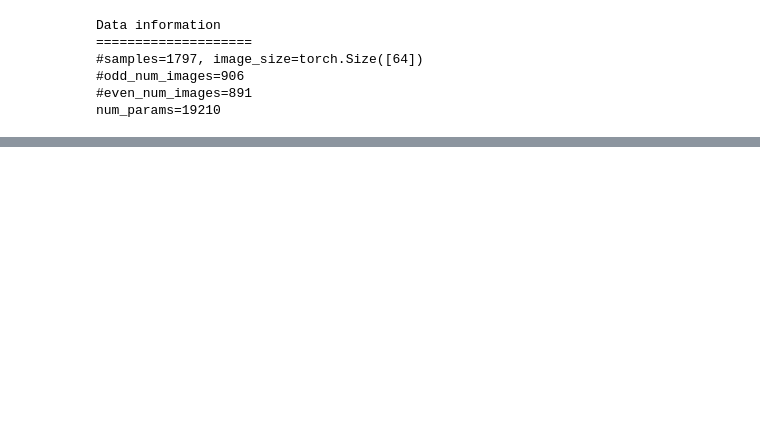
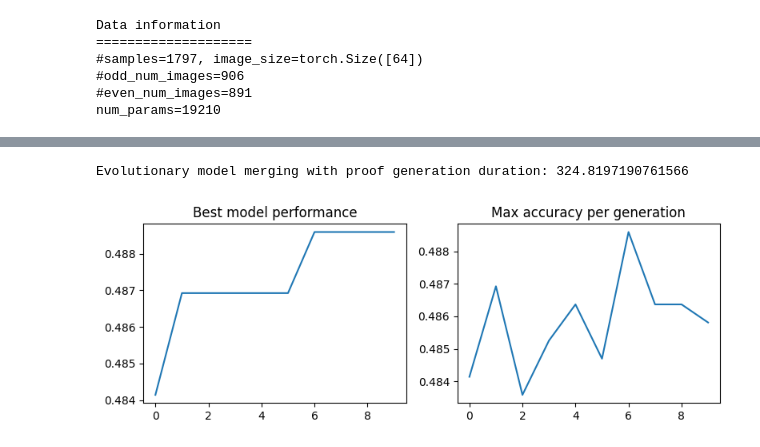
Before and after one commit to nowittynamesleft/merkle-tree-models, a Jupyter notebook: pytorch_evo_model_merging.ipynb, the cells around one changed output, grey strips where cells are left out. Drawn from its saved outputs; the diff is of its cells as text; code cells hidden in the pictures; blank space fills up the shorter version.

```diff
--- a/pytorch_evo_model_merging.ipynb
+++ b/pytorch_evo_model_merging.ipynb
@@ -447,3 +427,41 @@ Using 4 columns for non-linearity table.
+# %%
+# Optimization loop
+acc_max = []
+iter_and_p_inds = []
+
+start_time = time.time()
+for i in tqdm(range(n_iter)):
+    population, p_inds = ask(elites, i)
+    #print(population.shape)
+    scores = torch.tensor([eval_params(p, images, labels) for p in population])
+    #print('score values')
+    #print(scores)
+    #elites = tell(elites, scores)
+    elites = tell(population, scores)
+    acc_max.append(scores.max().item())
+    p_inds = torch.concatenate([torch.ones(pop_size, 1)*i, p_inds], dim=1)
+    iter_and_p_inds.append(p_inds)
+
+iter_and_p_inds = torch.stack(iter_and_p_inds)
+
+end_time = time.time()
+duration = end_time - start_time
+print('Evolutionary model merging with proof generation duration: ' + str(duration))
+# Plot the results
+fig, axes = plt.subplots(1, 2, figsize=(8, 3))
+
+ax = axes[0]
+ax.plot(np.maximum.accumulate(acc_max))
+ax.set_title('Best model performance')
+ax = axes[1]
+ax.plot(acc_max)
+ax.set_title('Max accuracy per generation')
+
+plt.tight_layout()
+plt.show()
+# %% [output]
+Evolutionary model merging with proof generation duration: 324.8197190761566
+[figure, added]
 # %%
 print(iter_and_p_inds)
 async def verify_proofs(merge_id):
```
Also changed, not shown: parts of 7 cells of this notebook.
